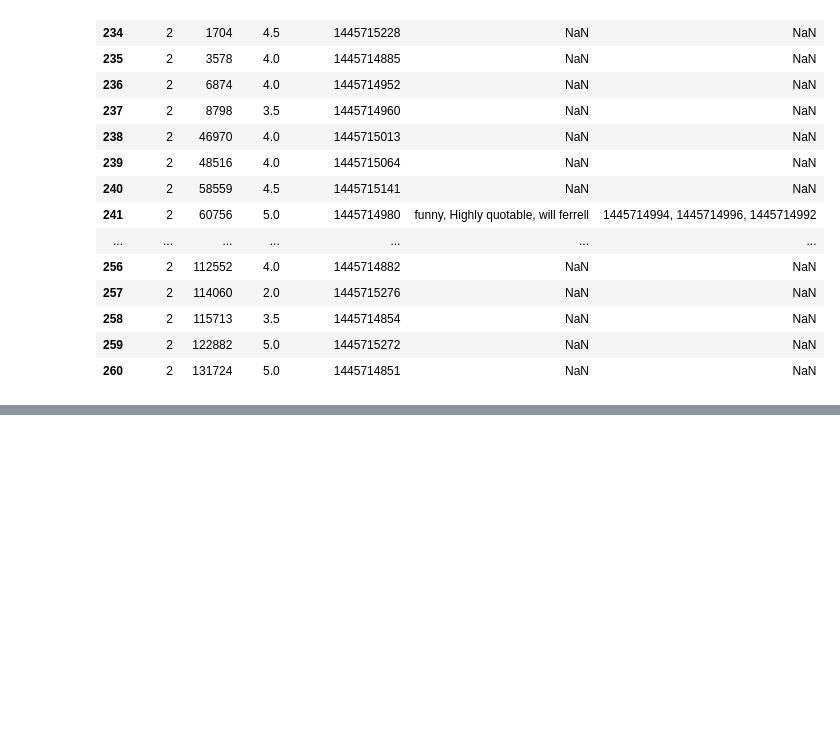
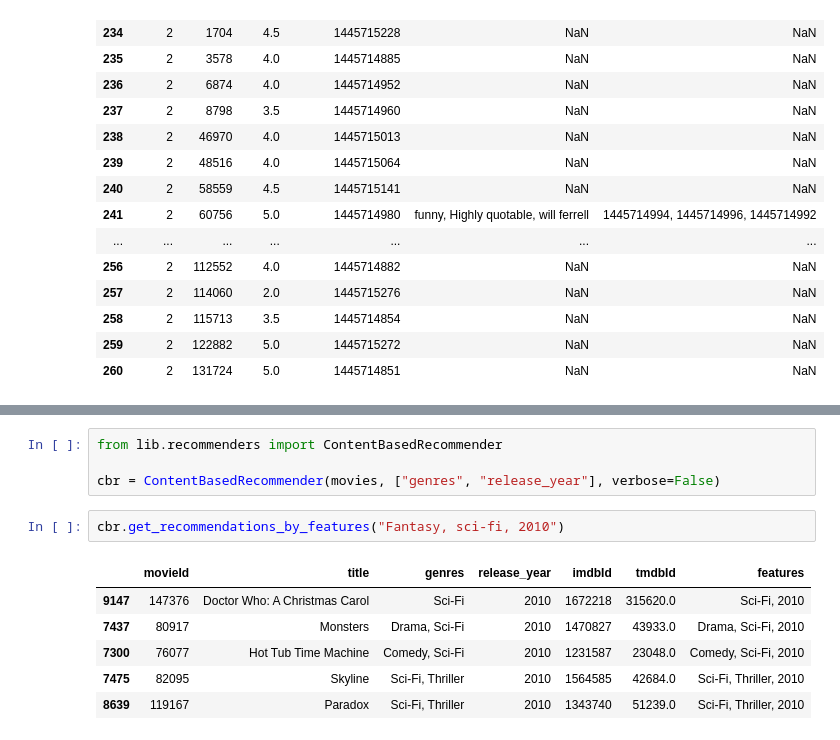
Before and after one commit to pedrochanca/movie-lens-latest-small, a Jupyter notebook: explore_data.ipynb, the cells around one changed output, grey strips where cells are left out. Saved outputs shown, nothing was run; the diff lists cells and outputs as text; blank space fills up the shorter version.

```diff
--- a/explore_data.ipynb
+++ b/explore_data.ipynb
@@ -102,0 +123,13 @@ users.loc[users.userId == 2]
+# %%
+from lib.recommenders import ContentBasedRecommender
+
+cbr = ContentBasedRecommender(movies, ["genres", "release_year"], verbose=False)
+# %%
+cbr.get_recommendations_by_features("Fantasy, sci-fi, 2010")
+# %% [output]
+|  | movieId | title | genres | release_year | imdbId | tmdbId | features |
+| 9147 | 147376 | Doctor Who: A Christmas Carol | Sci-Fi | 2010 | 1672218 | 315620.0 | Sci-Fi, 2010 |
+| 7437 | 80917 | Monsters | Drama, Sci-Fi | 2010 | 1470827 | 43933.0 | Drama, Sci-Fi, 2010 |
+| 7300 | 76077 | Hot Tub Time Machine | Comedy, Sci-Fi | 2010 | 1231587 | 23048.0 | Comedy, Sci-Fi, 2010 |
+| 7475 | 82095 | Skyline | Sci-Fi, Thriller | 2010 | 1564585 | 42684.0 | Sci-Fi, Thriller, 2010 |
+| 8639 | 119167 | Paradox | Sci-Fi, Thriller | 2010 | 1343740 | 51239.0 | Sci-Fi, Thriller, 2010 |
```
Also changed, not shown: parts of 6 cells of this notebook, 2 other files.
